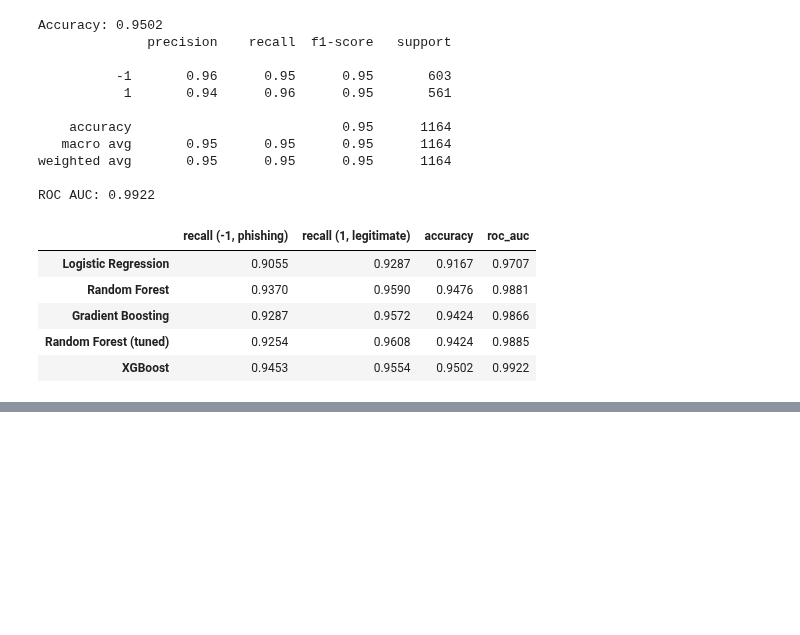
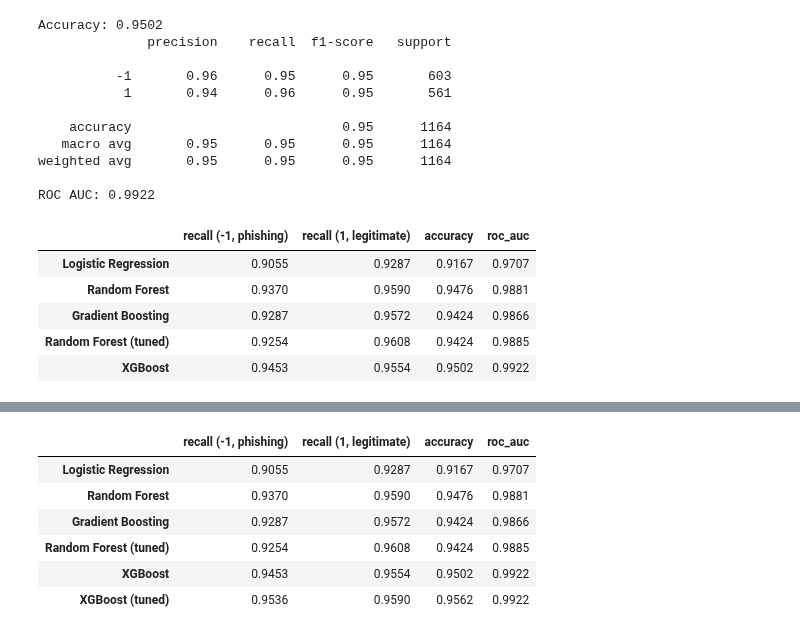
Before and after one commit to imgabrielas/Not-So-Small-ML, a Jupyter notebook: Phishing Websites/notebook.ipynb, the cells around one changed output, grey strips where cells are left out. Saved outputs shown, nothing was run; the diff lists cells and outputs as text; code cells hidden in the pictures; blank space fills up the shorter version.

```diff
--- a/Phishing Websites/notebook.ipynb
+++ b/Phishing Websites/notebook.ipynb
@@ -710,0 +713,18 @@ model_comparison.round(4)
+# %%
+xgb_param_grid = {
+    'max_depth': [3, 4, 6],
+    'n_estimators': [300, 400, 500, 600],
+    'learning_rate': [0.01, 0.05, 0.1],
+}
+
+xgb_grid_search = GridSearchCV(
+    estimator=XGBClassifier(random_state=42, eval_metric='logloss'),
+    param_grid=xgb_param_grid,
+    cv=5,
+    scoring='roc_auc',
+    n_jobs=-1,
+)
+xgb_grid_search.fit(X_train_d, y_train_d_xgb)
+
+print('Best params:', xgb_grid_search.best_params_)
+print(f'Best CV ROC AUC: {xgb_grid_search.best_score_:.4f}')
@@ -710,0 +755,16 @@ model_comparison.round(4)
+# %%
+model_comparison.loc['XGBoost (tuned)'] = {
+    'recall (-1, phishing)': recall_score(y_test_d, y_pred_xgb_tuned, pos_label=-1),
+    'recall (1, legitimate)': recall_score(y_test_d, y_pred_xgb_tuned, pos_label=1),
+    'accuracy': accuracy_score(y_test_d, y_pred_xgb_tuned),
+    'roc_auc': roc_auc_score(y_test_d, y_proba_xgb_tuned),
+}
+model_comparison.round(4)
+# %% [output]
+|  | recall (-1, phishing) | recall (1, legitimate) | accuracy | roc_auc |
+| Logistic Regression | 0.9055 | 0.9287 | 0.9167 | 0.9707 |
+| Random Forest | 0.9370 | 0.9590 | 0.9476 | 0.9881 |
+| Gradient Boosting | 0.9287 | 0.9572 | 0.9424 | 0.9866 |
+| Random Forest (tuned) | 0.9254 | 0.9608 | 0.9424 | 0.9885 |
+| XGBoost | 0.9453 | 0.9554 | 0.9502 | 0.9922 |
+| XGBoost (tuned) | 0.9536 | 0.9590 | 0.9562 | 0.9922 |
```
Also changed, not shown: parts of 6 cells of this notebook.
